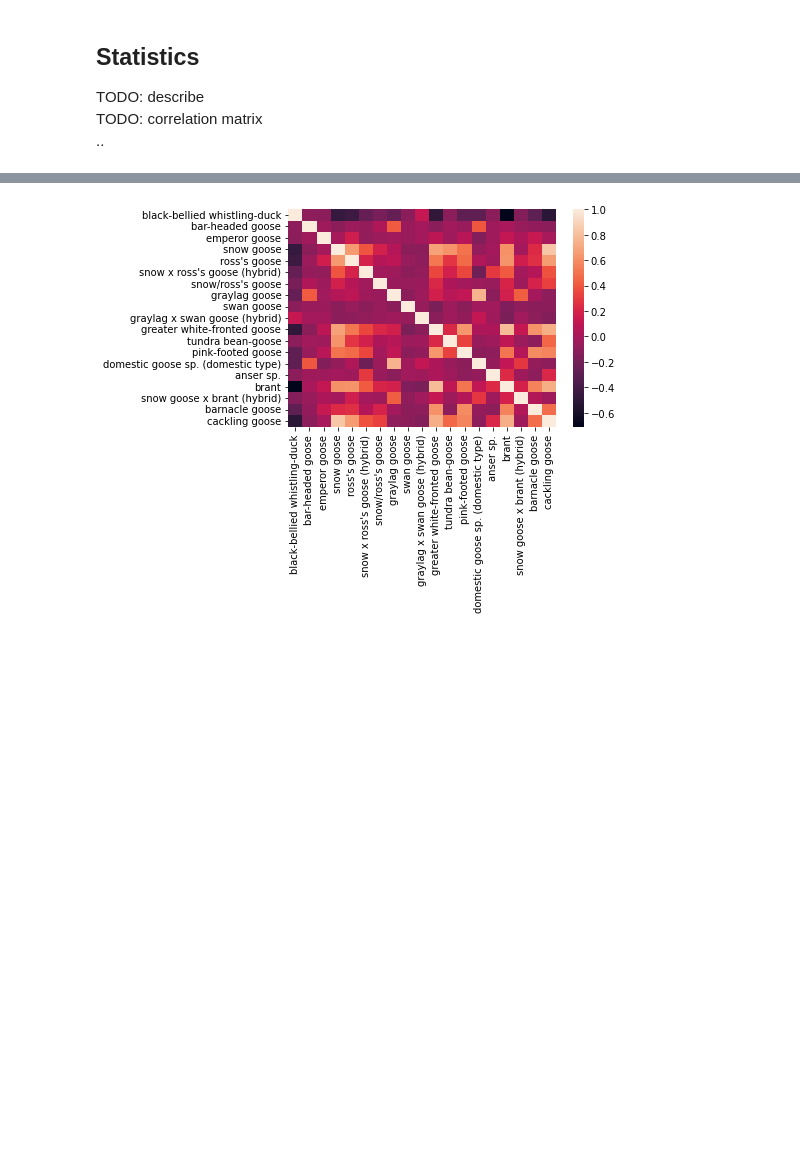
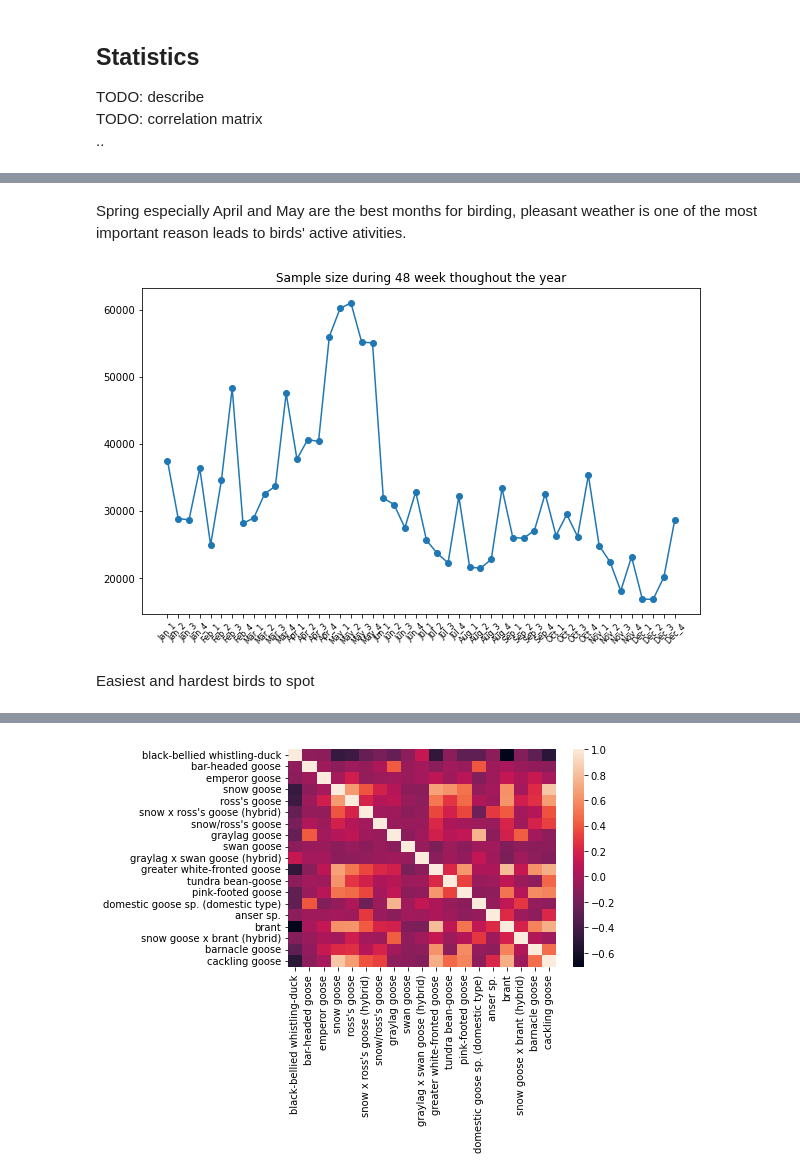
Before and after one commit to ChopinYan/birds-migration, a Jupyter notebook: migration_statistics.ipynb, the cells around one changed output, grey strips where cells are left out. Drawn from its saved outputs; the diff is of its cells as text; code cells hidden in the pictures; blank space fills up the shorter version.

```diff
--- a/migration_statistics.ipynb
+++ b/migration_statistics.ipynb
@@ -40,7 +42,7 @@ for i in range(len(df_migration.week)):
         df_migration.week.iloc[i] = df_migration.week.iloc[i] + '_' + '1'
 # %%
 # lower column name
-df_migration.columns = [col.lower() for col in df_migration.columns]
+df_migration.columns = [col.lower().strip() for col in df_migration.columns]
 
 # set month_week as index
 df_migration.set_index('week', inplace=True)
@@ -87,0 +87,12 @@ TODO: correlation matrix
+# %% [markdown]
+Spring especially April and May are the best months for birding, pleasant weather is one of the most important reason leads to birds' active ativities.
+# %%
+plt.figure(figsize=(10, 6))
+plt.plot(df_migration["sample size:"], "-o")
+plt.title("Sample size during 48 week thoughout the year", fontsize=12)
+plt.xticks(fontsize=8, rotation=45)
+plt.show()
+# %% [output]
+[figure, added]
+# %% [markdown]
+Easiest and hardest birds to spot
```
Also changed, not shown: parts of 14 cells of this notebook.
